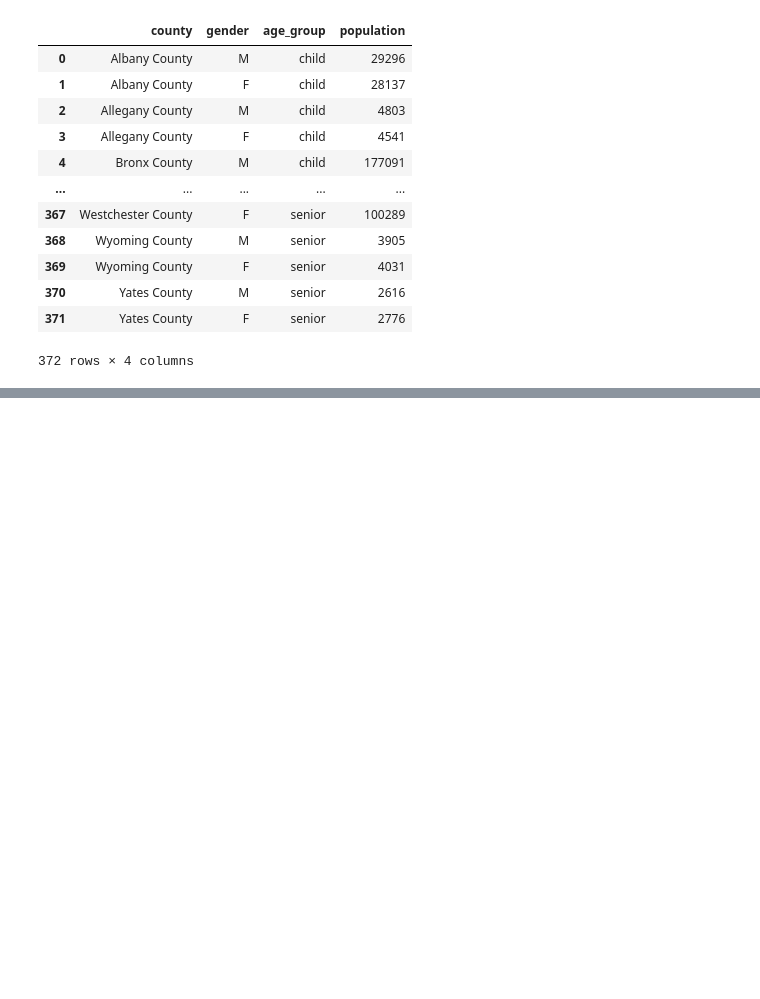
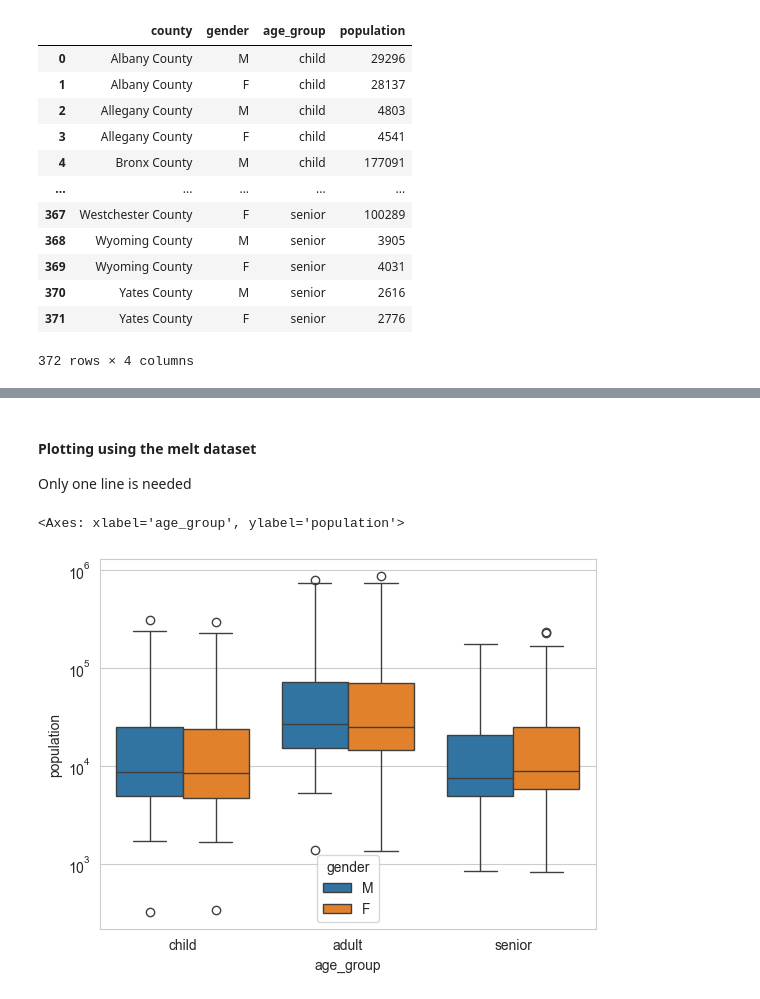
Before and after one commit to jieshu-wang-SBU/EST389_371_2026_spring, a Jupyter notebook: lectures/09-advanced_data_operations/09-02_Melt.ipynb, the cells around one changed output, grey strips where cells are left out. Saved outputs shown, nothing was run; the diff lists cells and outputs as text; code cells hidden in the pictures; blank space fills up the shorter version.

```diff
--- a/lectures/09-advanced_data_operations/09-02_Melt.ipynb
+++ b/lectures/09-advanced_data_operations/09-02_Melt.ipynb
@@ -76,0 +102,8 @@ melt_df
+# %% [markdown]
+#### Plotting using the melt dataset
+Only one line is needed
+# %%
+sns.boxplot(data=melt_df, x='age_group', y='population', hue='gender', log_scale=True)
+# %% [output]
+<Axes: xlabel='age_group', ylabel='population'>
+[figure, added]
```
Also changed, not shown: parts of 17 cells of this notebook.
